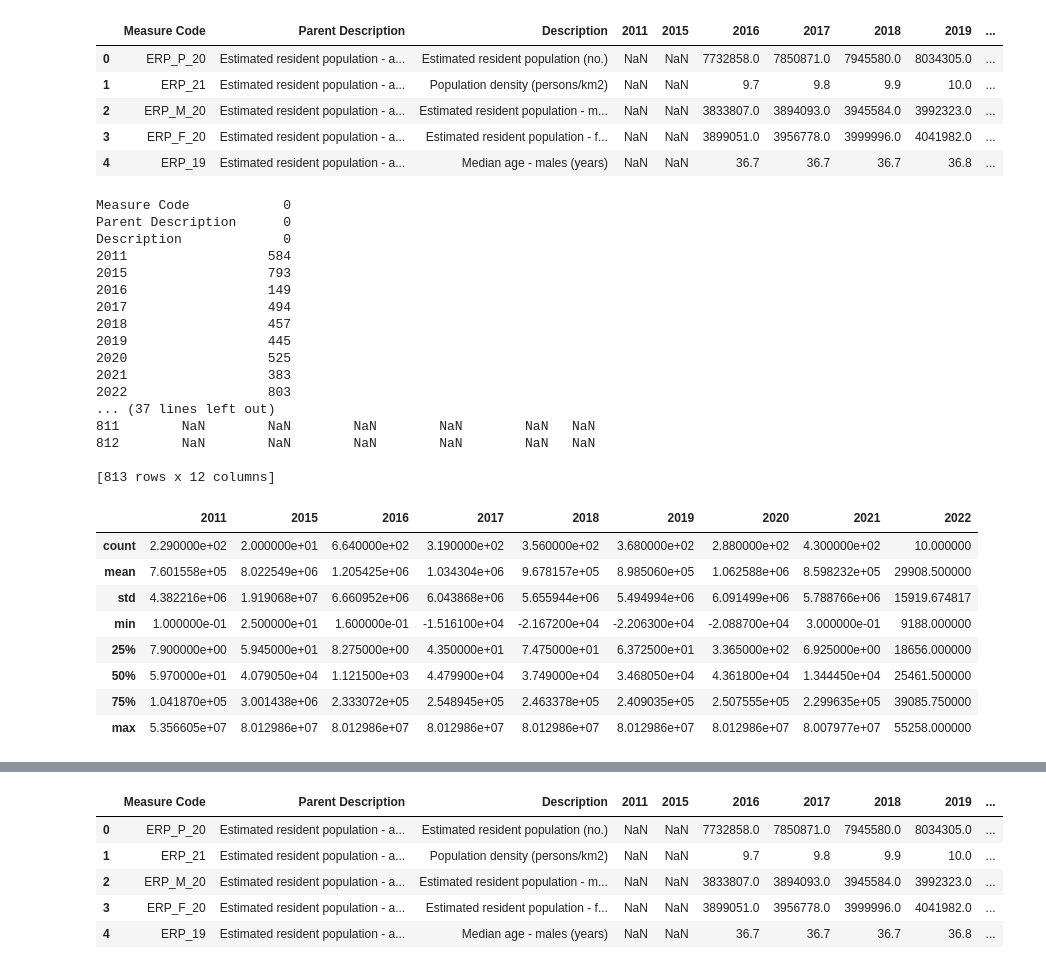
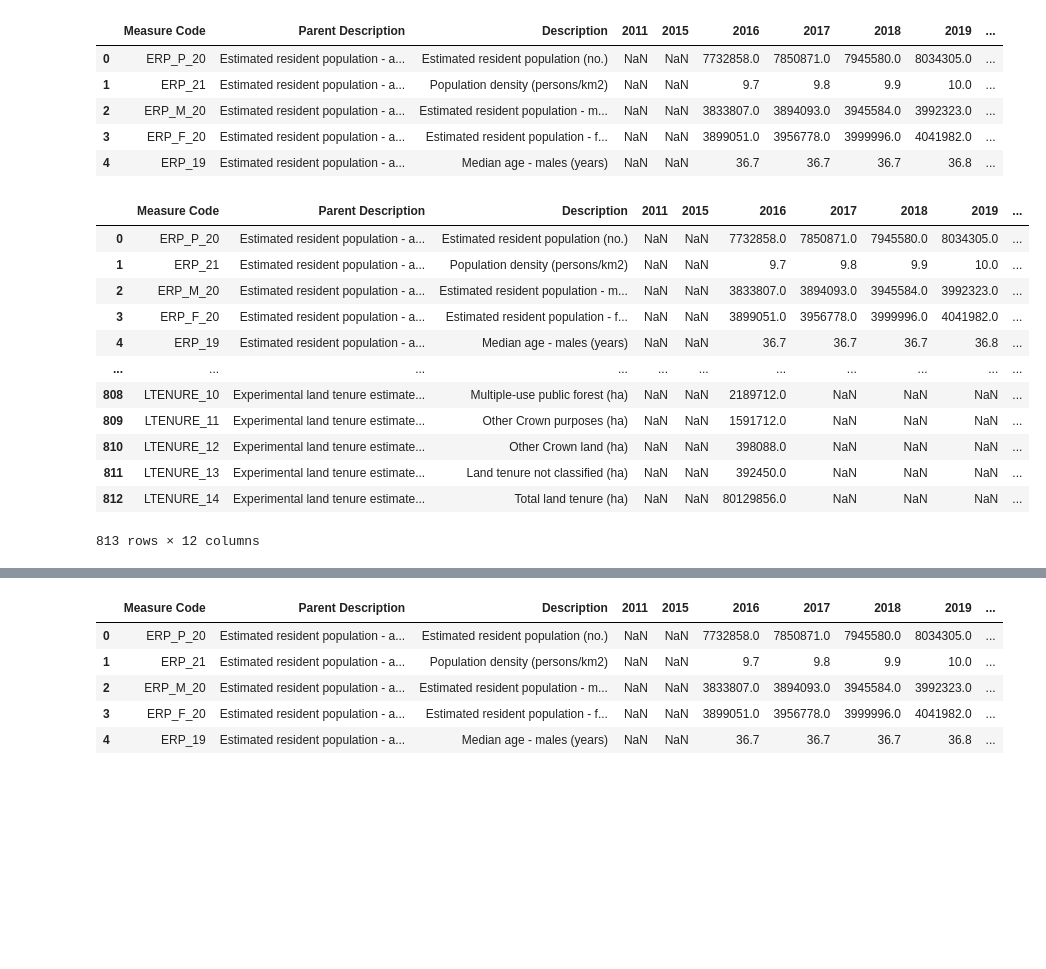
Before and after one commit to Damien-Nguyen/Analysis-of-mortgage-stress-by-geography-in-Australia, a Jupyter notebook: NSW_mortgage.ipynb, the cells around one changed output, grey strips where cells are left out. Cells and saved outputs as stored; diff of their text form; code cells hidden in the pictures; blank space fills up the shorter version.

```diff
--- a/NSW_mortgage.ipynb
+++ b/NSW_mortgage.ipynb
@@ -18,35 +18,19 @@ NSW_mortgages.head()
 | 3 | ERP_F_20 | Estimated resident population - a... | Estimated resident population - f... | NaN | NaN | 3899051.0 | 3956778.0 | 3999996.0 | 4041982.0 | ... |
 | 4 | ERP_19 | Estimated resident population - a... | Median age - males (years) | NaN | NaN | 36.7 | 36.7 | 36.7 | 36.8 | ... |
 # %%
-print(NSW_mortgages.isnull().sum())
-print(NSW_mortgages[NSW_mortgages.isnull().any(axis=1)])
+NSW_mortgages.isnull().sum()
+NSW_mortgages[NSW_mortgages.isnull().any(axis=1)]
 # %% [output]
+|  | Measure Code | Parent Description | Description | 2011 | 2015 | 2016 | 2017 | 2018 | 2019 | ... |
+| 0 | ERP_P_20 | Estimated resident population - a... | Estimated resident population (no.) | NaN | NaN | 7732858.0 | 7850871.0 | 7945580.0 | 8034305.0 | ... |
+| 1 | ERP_21 | Estimated resident population - a... | Population density (persons/km2) | NaN | NaN | 9.7 | 9.8 | 9.9 | 10.0 | ... |
+| 2 | ERP_M_20 | Estimated resident population - a... | Estimated resident population - m... | NaN | NaN | 3833807.0 | 3894093.0 | 3945584.0 | 3992323.0 | ... |
+| 3 | ERP_F_20 | Estimated resident population - a... | Estimated resident population - f... | NaN | NaN | 3899051.0 | 3956778.0 | 3999996.0 | 4041982.0 | ... |
+| 4 | ERP_19 | Estimated resident population - a... | Median age - males (years) | NaN | NaN | 36.7 | 36.7 | 36.7 | 36.8 | ... |
+| ... | ... | ... | ... | ... | ... | ... | ... | ... | ... | ... |
+| 808 | LTENURE_10 | Experimental land tenure estimate... | Multiple-use public forest (ha) | NaN | NaN | 2189712.0 | NaN | NaN | NaN | ... |
+| 809 | LTENURE_11 | Experimental land tenure estimate... | Other Crown purposes (ha) | NaN | NaN | 1591712.0 | NaN | NaN | NaN | ... |
+| 810 | LTENURE_12 | Experimental land tenure estimate... | Other Crown land (ha) | NaN | NaN | 398088.0 | NaN | NaN | NaN | ... |
+| 811 | LTENURE_13 | Experimental land tenure estimate... | Land tenure not classified (ha) | NaN | NaN | 392450.0 | NaN | NaN | NaN | ... |
+| 812 | LTENURE_14 | Experimental land tenure estimate... | Total land tenure (ha) | NaN | NaN | 80129856.0 | NaN | NaN | NaN | ... |
-Measure Code            0
-Parent Description      0
-Description             0
-2011                  584
-2015                  793
-2016                  149
-2017                  494
-2018                  457
-2019                  445
-2020                  525
-2021                  383
-2022                  803
-... (37 lines left out)
-811        NaN        NaN        NaN        NaN        NaN   NaN
-812        NaN        NaN        NaN        NaN        NaN   NaN
-
-[813 rows x 12 columns]
+813 rows × 12 columns
-# %%
-NSW_mortgages.describe()
-# %% [output]
-|  | 2011 | 2015 | 2016 | 2017 | 2018 | 2019 | 2020 | 2021 | 2022 |
-| count | 2.290000e+02 | 2.000000e+01 | 6.640000e+02 | 3.190000e+02 | 3.560000e+02 | 3.680000e+02 | 2.880000e+02 | 4.300000e+02 | 10.000000 |
-| mean | 7.601558e+05 | 8.022549e+06 | 1.205425e+06 | 1.034304e+06 | 9.678157e+05 | 8.985060e+05 | 1.062588e+06 | 8.598232e+05 | 29908.500000 |
-| std | 4.382216e+06 | 1.919068e+07 | 6.660952e+06 | 6.043868e+06 | 5.655944e+06 | 5.494994e+06 | 6.091499e+06 | 5.788766e+06 | 15919.674817 |
-| min | 1.000000e-01 | 2.500000e+01 | 1.600000e-01 | -1.516100e+04 | -2.167200e+04 | -2.206300e+04 | -2.088700e+04 | 3.000000e-01 | 9188.000000 |
-| 25% | 7.900000e+00 | 5.945000e+01 | 8.275000e+00 | 4.350000e+01 | 7.475000e+01 | 6.372500e+01 | 3.365000e+02 | 6.925000e+00 | 18656.000000 |
-| 50% | 5.970000e+01 | 4.079050e+04 | 1.121500e+03 | 4.479900e+04 | 3.749000e+04 | 3.468050e+04 | 4.361800e+04 | 1.344450e+04 | 25461.500000 |
-| 75% | 1.041870e+05 | 3.001438e+06 | 2.333072e+05 | 2.548945e+05 | 2.463378e+05 | 2.409035e+05 | 2.507555e+05 | 2.299635e+05 | 39085.750000 |
-| max | 5.356605e+07 | 8.012986e+07 | 8.012986e+07 | 8.012986e+07 | 8.012986e+07 | 8.012986e+07 | 8.012986e+07 | 8.007977e+07 | 55258.000000 |
```
Also changed, not shown: parts of 3 cells of this notebook, 2 other files.
